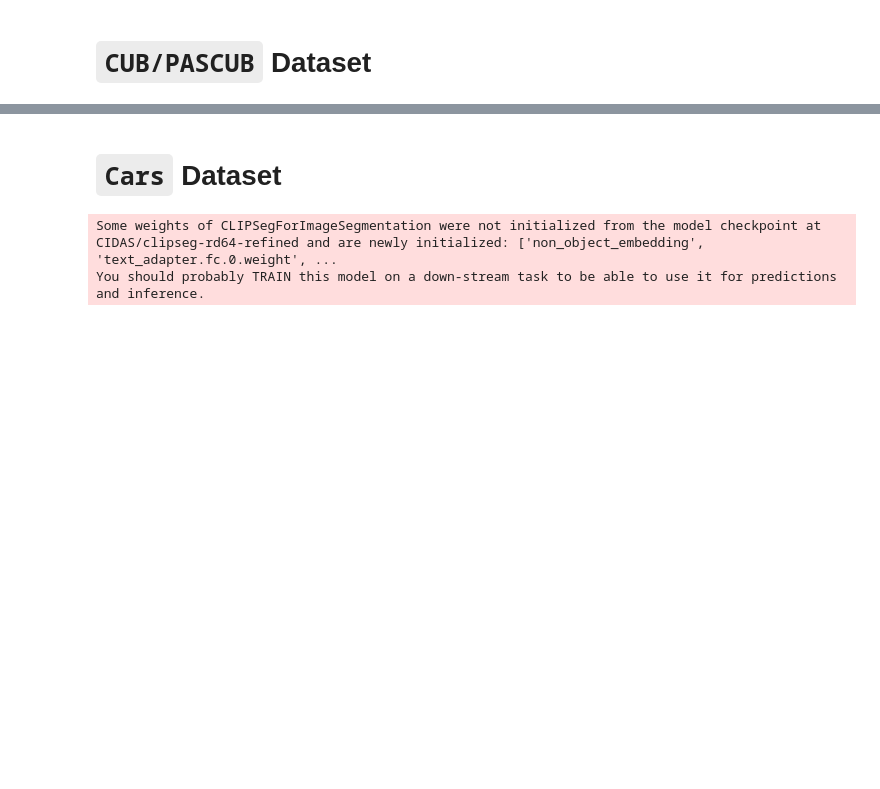
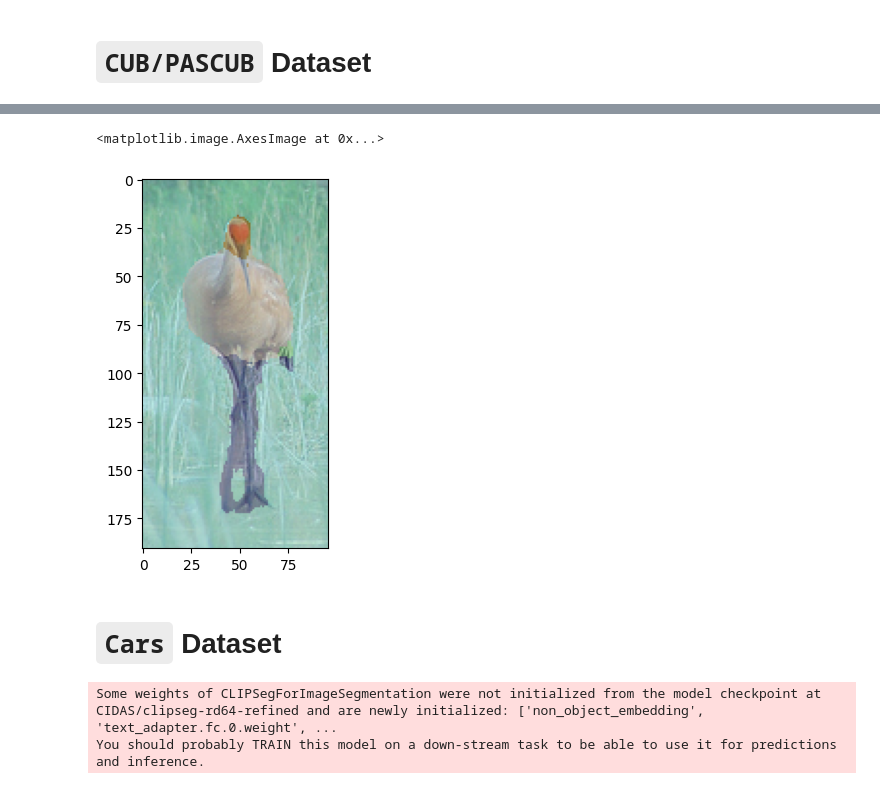
Before and after one commit to zijizhu/part-concept, a Jupyter notebook: clipseg.ipynb, the cells around one changed output, grey strips where cells are left out. Drawn from its saved outputs; the diff is of its cells as text; code cells hidden in the pictures; blank space fills up the shorter version.

```diff
--- a/clipseg.ipynb
+++ b/clipseg.ipynb
@@ -59,0 +61,8 @@ fig.delaxes(axes[-1,-1])
+# %%
+import numpy as np
+
+logits_reshaped = F.interpolate(logits, size=(orig_h, orig_w))
+logits_np = logits_reshaped.cpu().numpy()
+b, c, h, w = logits.shape
+background = np.full((b, 1, orig_h, orig_w), 0.1)
+logits_wb = np.concatenate([logits_np, background], axis=1)
@@ -59,0 +74,18 @@ fig.delaxes(axes[-1,-1])
+# %%
+import numpy as np
+from matplotlib import colors
+from matplotlib import colormaps
+
+def make_cmap(n):
+    norm = colors.Normalize(vmin=0, vmax=n)
+    cmap = colormaps['tab20']
+    cmap_arr = np.array([cmap(norm(i))[:-1] for i in range(n)])
+    return (cmap_arr * 255).astype(np.uint8)
+
+cmap_arr = make_cmap(8)
+# %%
+seg_idx = seg_idxs[0]
+seg_map = np.zeros((h, w, 3), dtype=np.uint8)
+for idx, color in enumerate(cmap_arr):
+    seg_map[seg_idx == idx, :] = color
+seg_map = seg_map[..., ::-1]
@@ -60,3 +112,8 @@ fig.delaxes(axes[-1,-1])
+# %%
+plt.imshow((seg_map * 0.5 + batch[2][0].permute(1,2,0).numpy() * 0.5).astype(np.uint8))
+# %% [output]
+<matplotlib.image.AxesImage at 0x...>
+[figure, added]
 # %% [markdown]
 # `Cars` Dataset
 # %%
```
Also changed, not shown: parts of 11 cells of this notebook, 1 other file.
